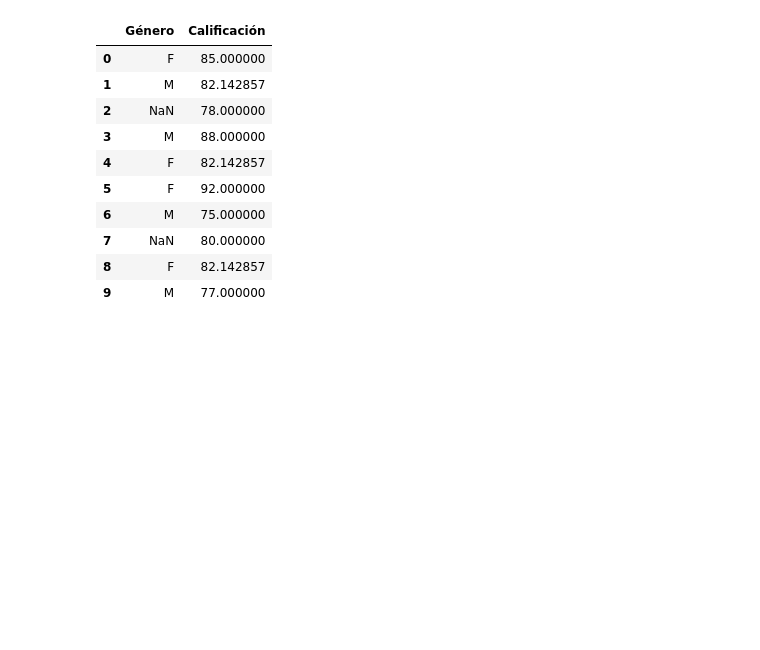
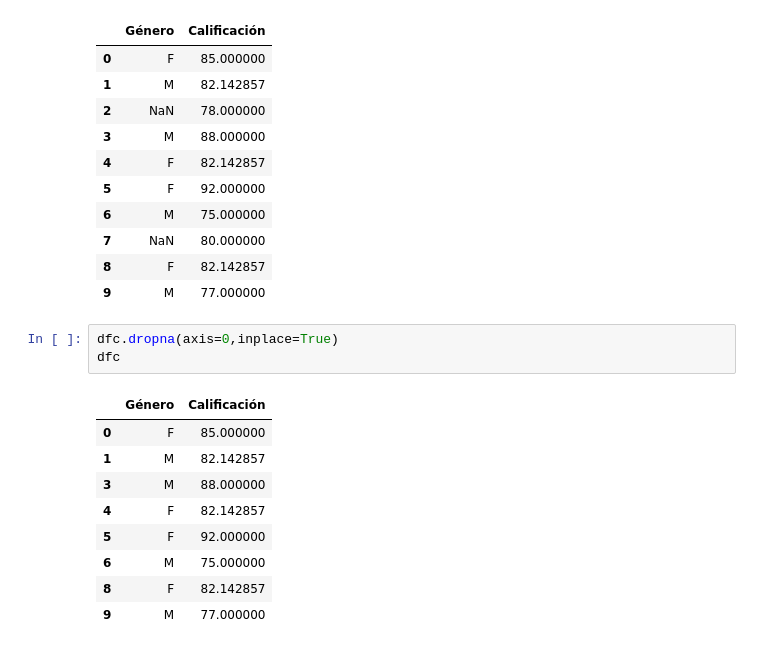
Before and after one commit to wilszon/Clase-Inteligencia-Artificial, a Jupyter notebook: Cuaderno2.ipynb, the cells around one changed output. Drawn from its saved outputs; the diff is of its cells as text; blank space fills up the shorter version.

```diff
--- a/Cuaderno2.ipynb
+++ b/Cuaderno2.ipynb
@@ -162,3 +162,16 @@ dfc
 | 7 | NaN | 80.000000 |
 | 8 | F | 82.142857 |
 | 9 | M | 77.000000 |
+# %%
+dfc.dropna(axis=0,inplace=True)
+dfc
+# %% [output]
+|  | Género | Calificación |
+| 0 | F | 85.000000 |
+| 1 | M | 82.142857 |
+| 3 | M | 88.000000 |
+| 4 | F | 82.142857 |
+| 5 | F | 92.000000 |
+| 6 | M | 75.000000 |
+| 8 | F | 82.142857 |
+| 9 | M | 77.000000 |
```
Also changed, not shown: parts of 1 cell of this notebook.
